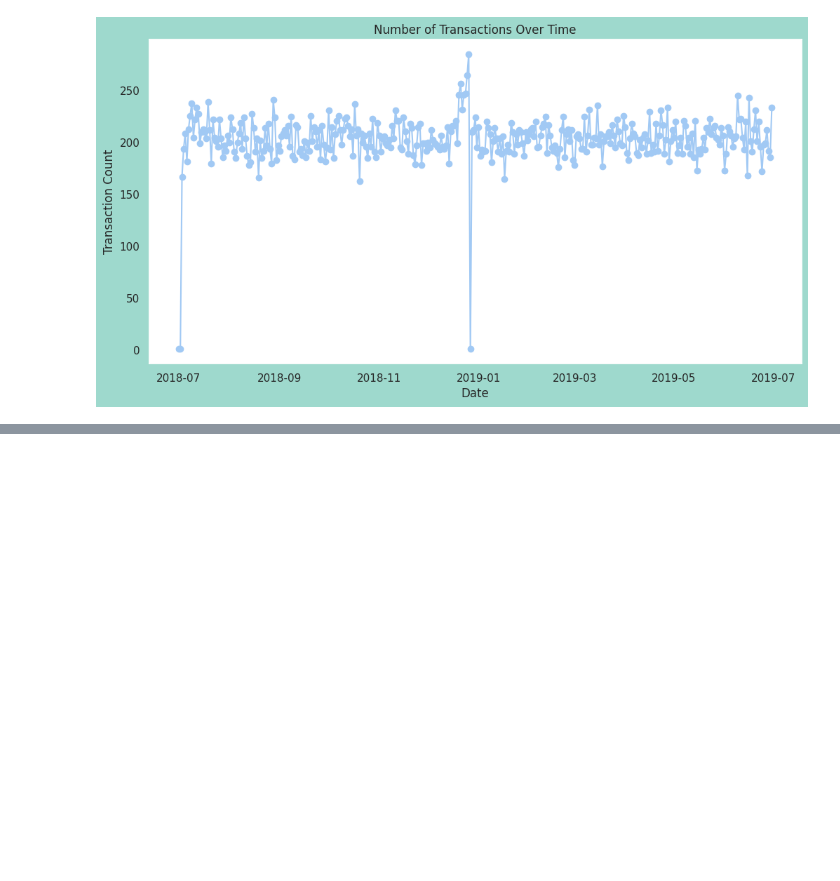
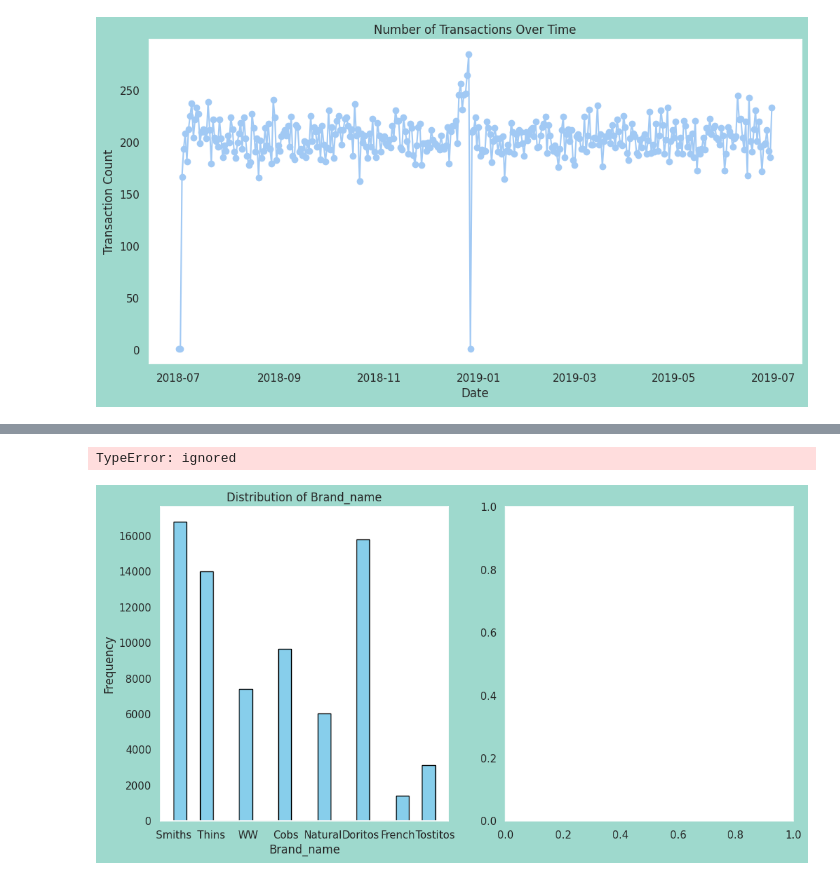
Before and after one commit to abdyraman/quantium, a Jupyter notebook: quantium.ipynb, the cells around one changed output, grey strips where cells are left out. Saved outputs shown, nothing was run; the diff lists cells and outputs as text; code cells hidden in the pictures; blank space fills up the shorter version.

```diff
--- a/quantium.ipynb
+++ b/quantium.ipynb
@@ -328,0 +337,5 @@ NameError: ignored
+# %%
+# Assuming df is your DataFrame and "PROD_NAME" is the column
+merged_df['PROD_NAME'] = merged_df['PROD_NAME'].str.split().str.join(' ')
+merged_df['Brand_name'] = merged_df['PROD_NAME'].str.split().str[0]
+merged_df.sample(30)
@@ -328,0 +360,6 @@ NameError: ignored
+# %%
+#Plot a histogram showing the number of transactions by pack size
+plot_histogram_and_boxplot(merged_df, 'Brand_name')
+# %% [output]
+TypeError: ignored
+[figure, added]
```
Also changed, not shown: parts of 17 cells of this notebook.
